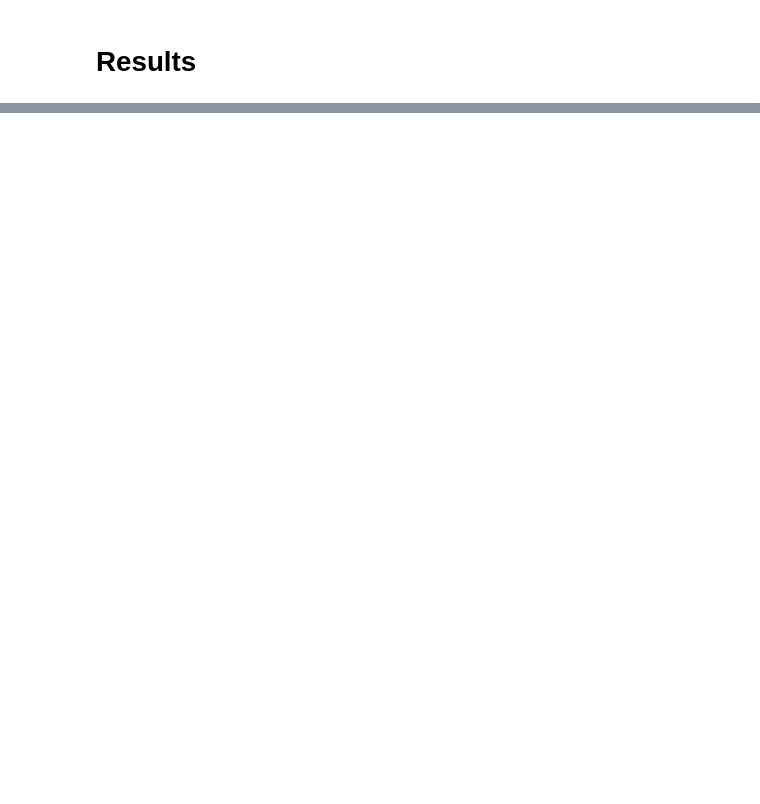
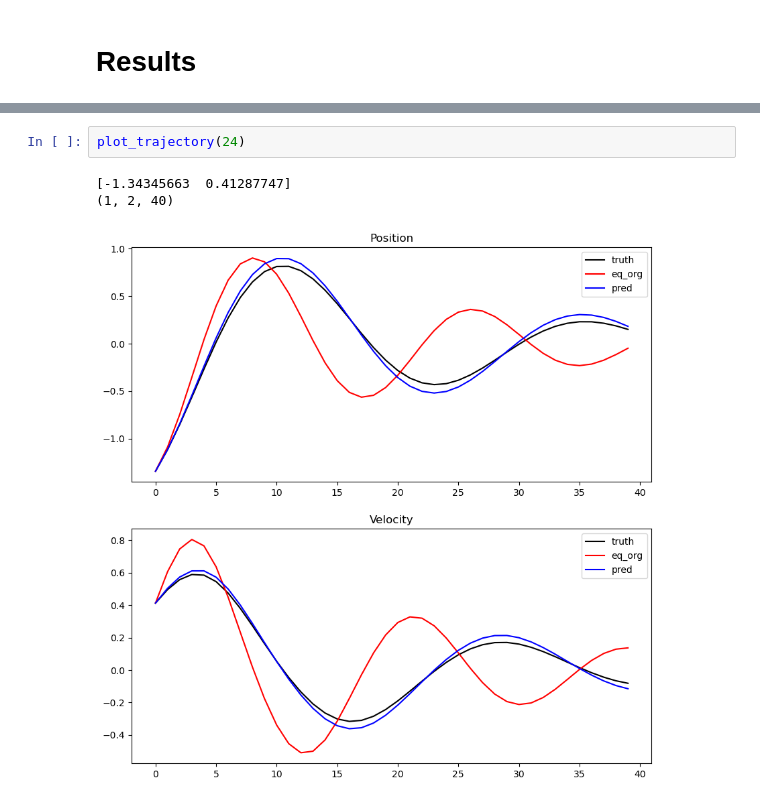
Before and after one commit to mayajanvier/jax-phynity, a Jupyter notebook: visualize_results.ipynb, the cells around one changed output, grey strips where cells are left out. Drawn from its saved outputs; the diff is of its cells as text; blank space fills up the shorter version.

```diff
--- a/visualize_results.ipynb
+++ b/visualize_results.ipynb
@@ -63,0 +68,6 @@ plot_trajectory(22)
+# %%
+plot_trajectory(24)
+# %% [output]
+[-1.34345663  0.41287747]
+(1, 2, 40)
+[figure, added]
```
Also changed, not shown: parts of 22 cells of this notebook, 6 other files.
